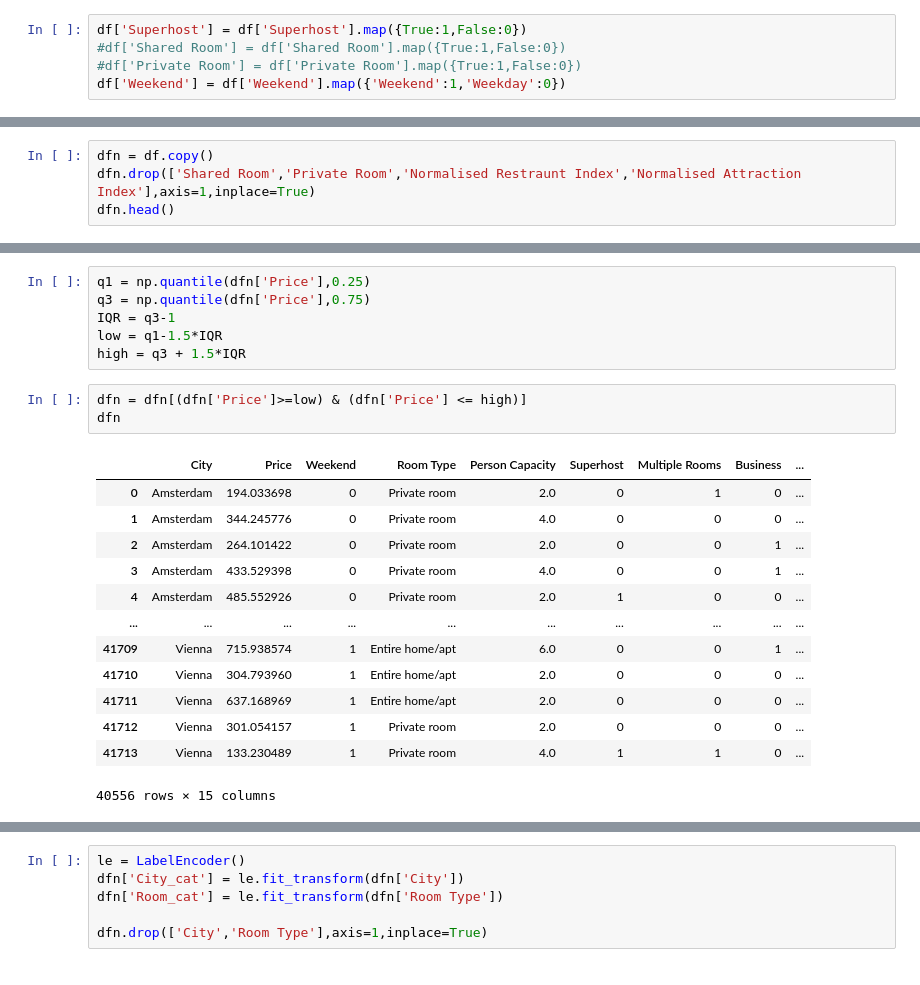
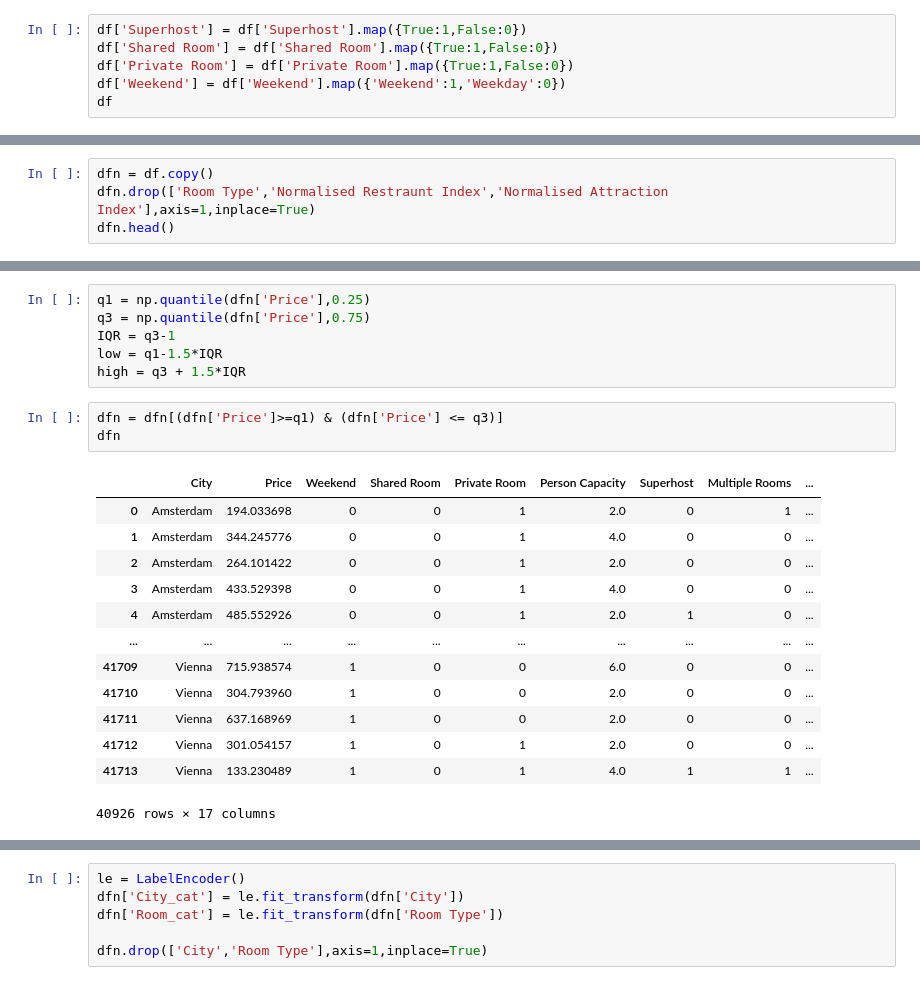
Before and after one commit to isoori/AIRBNB, a Jupyter notebook: Optimazed.ipynb, the cells around one changed output, grey strips where cells are left out. Drawn from its saved outputs; the diff is of its cells as text.

```diff
--- a/Optimazed.ipynb
+++ b/Optimazed.ipynb
@@ -83,5 +83,6 @@ df
 # %%
 df['Superhost'] = df['Superhost'].map({True:1,False:0})
-#df['Shared Room'] = df['Shared Room'].map({True:1,False:0})
-#df['Private Room'] = df['Private Room'].map({True:1,False:0})
+df['Shared Room'] = df['Shared Room'].map({True:1,False:0})
+df['Private Room'] = df['Private Room'].map({True:1,False:0})
 df['Weekend'] = df['Weekend'].map({'Weekend':1,'Weekday':0})
+df
@@ -88,5 +103,5 @@ df['Weekend'] = df['Weekend'].map({'Weekend':1,'Weekday':0})
 # %%
 dfn = df.copy()
-dfn.drop(['Shared Room','Private Room','Normalised Restraunt Index','Normalised Attraction Index'],axis=1,inplace=True)
+dfn.drop(['Room Type','Normalised Restraunt Index','Normalised Attraction Index'],axis=1,inplace=True)
 dfn.head()
 # %% [output]
@@ -146,22 +161,22 @@ IQR = q3-1
 low = q1-1.5*IQR
 high = q3 + 1.5*IQR
 # %%
-dfn = dfn[(dfn['Price']>=low) & (dfn['Price'] <= high)]
+dfn = dfn[(dfn['Price']>=q1) & (dfn['Price'] <= q3)]
 dfn
 # %% [output]
-|  | City | Price | Weekend | Room Type | Person Capacity | Superhost | Multiple Rooms | Business | ... |
-| 0 | Amsterdam | 194.033698 | 0 | Private room | 2.0 | 0 | 1 | 0 | ... |
-| 1 | Amsterdam | 344.245776 | 0 | Private room | 4.0 | 0 | 0 | 0 | ... |
-| 2 | Amsterdam | 264.101422 | 0 | Private room | 2.0 | 0 | 0 | 1 | ... |
-| 3 | Amsterdam | 433.529398 | 0 | Private room | 4.0 | 0 | 0 | 1 | ... |
-| 4 | Amsterdam | 485.552926 | 0 | Private room | 2.0 | 1 | 0 | 0 | ... |
+|  | City | Price | Weekend | Shared Room | Private Room | Person Capacity | Superhost | Multiple Rooms | ... |
+| 0 | Amsterdam | 194.033698 | 0 | 0 | 1 | 2.0 | 0 | 1 | ... |
+| 1 | Amsterdam | 344.245776 | 0 | 0 | 1 | 4.0 | 0 | 0 | ... |
+| 2 | Amsterdam | 264.101422 | 0 | 0 | 1 | 2.0 | 0 | 0 | ... |
+| 3 | Amsterdam | 433.529398 | 0 | 0 | 1 | 4.0 | 0 | 0 | ... |
+| 4 | Amsterdam | 485.552926 | 0 | 0 | 1 | 2.0 | 1 | 0 | ... |
 | ... | ... | ... | ... | ... | ... | ... | ... | ... | ... |
-| 41709 | Vienna | 715.938574 | 1 | Entire home/apt | 6.0 | 0 | 0 | 1 | ... |
-| 41710 | Vienna | 304.793960 | 1 | Entire home/apt | 2.0 | 0 | 0 | 0 | ... |
-| 41711 | Vienna | 637.168969 | 1 | Entire home/apt | 2.0 | 0 | 0 | 0 | ... |
-| 41712 | Vienna | 301.054157 | 1 | Private room | 2.0 | 0 | 0 | 0 | ... |
-| 41713 | Vienna | 133.230489 | 1 | Private room | 4.0 | 1 | 1 | 0 | ... |
+| 41709 | Vienna | 715.938574 | 1 | 0 | 0 | 6.0 | 0 | 0 | ... |
+| 41710 | Vienna | 304.793960 | 1 | 0 | 0 | 2.0 | 0 | 0 | ... |
+| 41711 | Vienna | 637.168969 | 1 | 0 | 0 | 2.0 | 0 | 0 | ... |
+| 41712 | Vienna | 301.054157 | 1 | 0 | 1 | 2.0 | 0 | 0 | ... |
+| 41713 | Vienna | 133.230489 | 1 | 0 | 1 | 4.0 | 1 | 1 | ... |
-40556 rows × 15 columns
+40926 rows × 17 columns
 # %%
 dfn.describe().T
 # %% [output]
```
Also changed, not shown: parts of 17 cells of this notebook.
